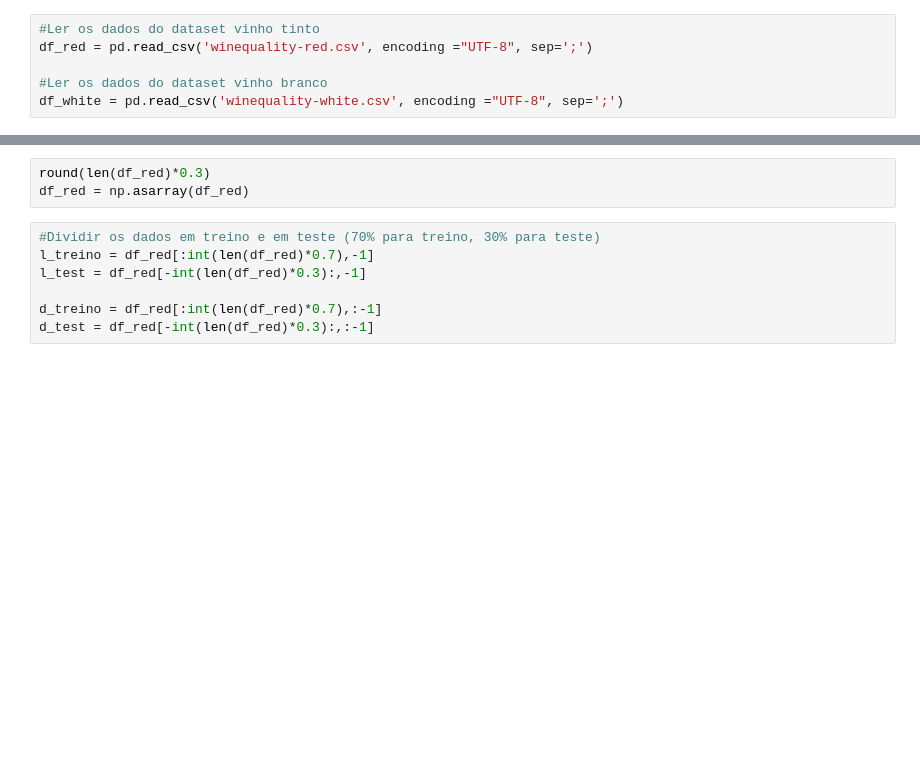
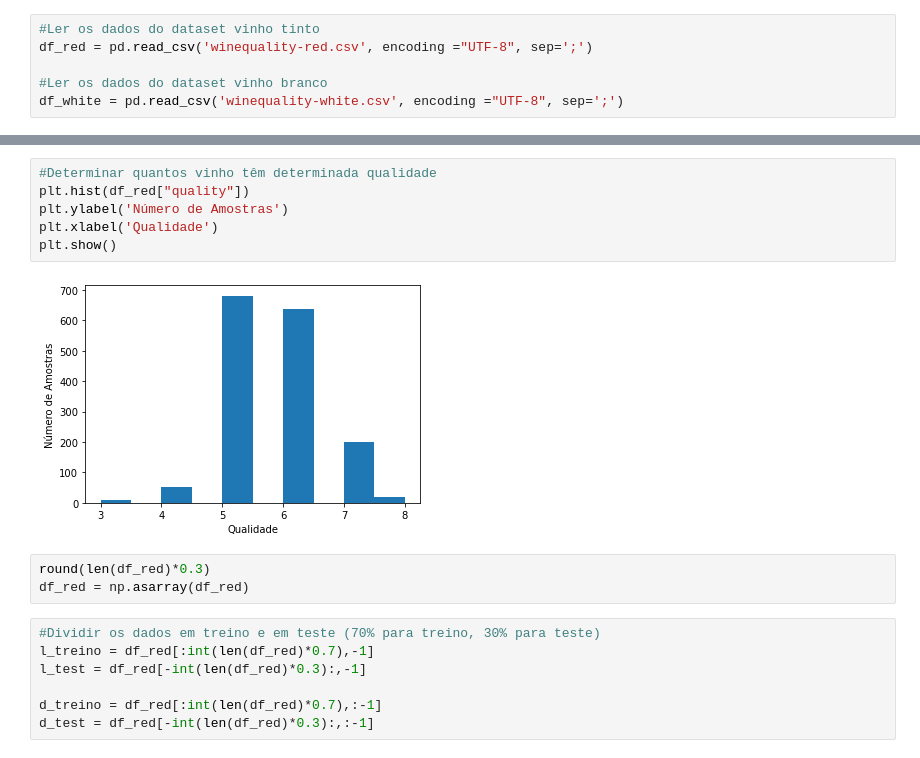
Before and after one commit to joanabento/Deep_learning_TP1, a Jupyter notebook: Untitled3.ipynb, the cells around one changed output, grey strips where cells are left out. Drawn from its saved outputs; the diff is of its cells as text; blank space fills up the shorter version.

```diff
--- a/Untitled3.ipynb
+++ b/Untitled3.ipynb
@@ -19,3 +58,11 @@ array([5, 6, 7, 4, 8, 3])
+# %%
+#Determinar quantos vinho têm determinada qualidade
+plt.hist(df_red["quality"])
+plt.ylabel('Número de Amostras')
+plt.xlabel('Qualidade')
+plt.show()
+# %% [output]
+[figure, added]
 # %%
 round(len(df_red)*0.3)
 df_red = np.asarray(df_red)
```
Also changed, not shown: parts of 26 cells of this notebook, 1 other file.
